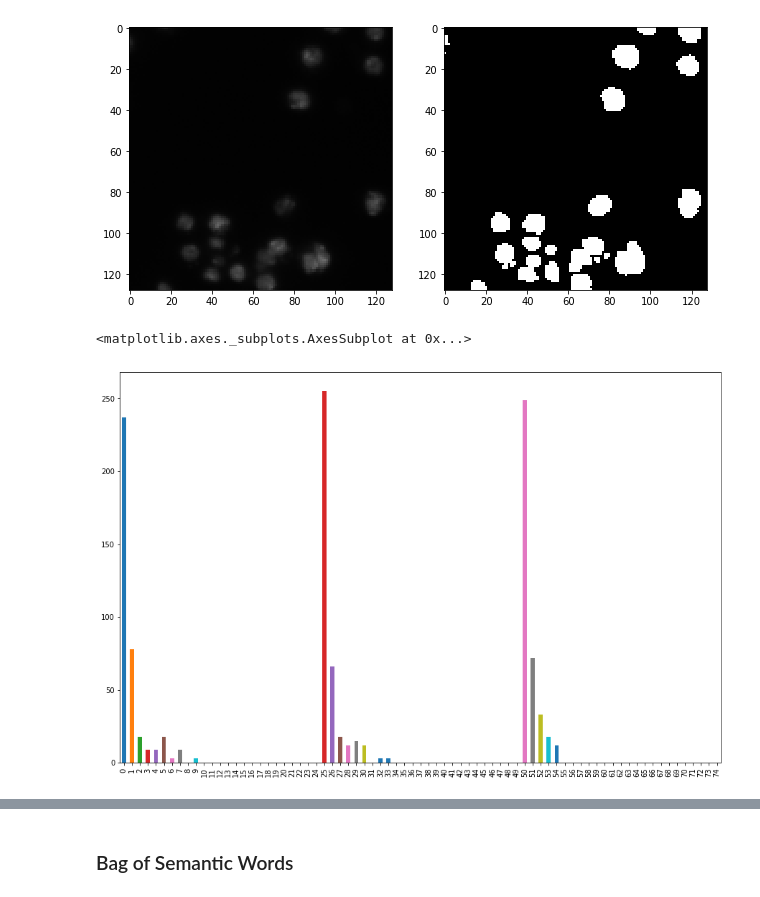
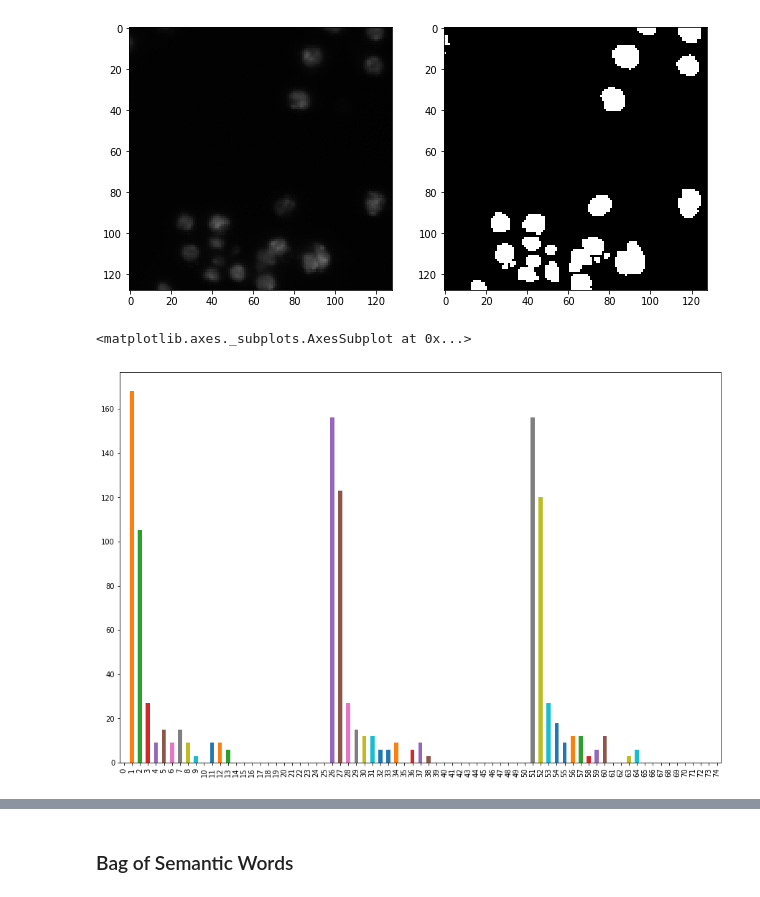
Before and after one commit to leetwito/PathoProject, a Jupyter notebook: Anomaly-Segmentation(U-Net)/Clustering.ipynb, the cells around one changed output, grey strips where cells are left out. Cells and saved outputs as stored; diff of their text form; code cells hidden in the pictures.

```diff
--- a/Anomaly-Segmentation(U-Net)/Clustering.ipynb
+++ b/Anomaly-Segmentation(U-Net)/Clustering.ipynb
@@ -57,8 +59,6 @@ def plot_img_mask_maskPred(img, msk, mskP=None, figsize=(16,8)):
 plot_img_mask_maskPred(X[0], Y_train[0])
 # %% [output]
 [figure]
-# %%
-x = X[0]
 # %%
 def three_channels_hist(x):
     bins = np.arange(0, 256, 10)
@@ -70,9 +70,9 @@ for x in X:
     pics_hists.append(three_channels_hist(x))
 pics_hists = np.vstack(pics_hists)
 # %%
-pd.Series(pics_hists[100]).plot("bar", figsize=(15, 10))
+pd.Series(pics_hists[11]).plot("bar", figsize=(15, 10))
 # %% [output]
 <matplotlib.axes._subplots.AxesSubplot at 0x...>
-[figure, old version]
+[figure, new version]
 # %%
 from sklearn.cluster import KMeans
```
Also changed, not shown: parts of 11 cells of this notebook, 4 other files.
